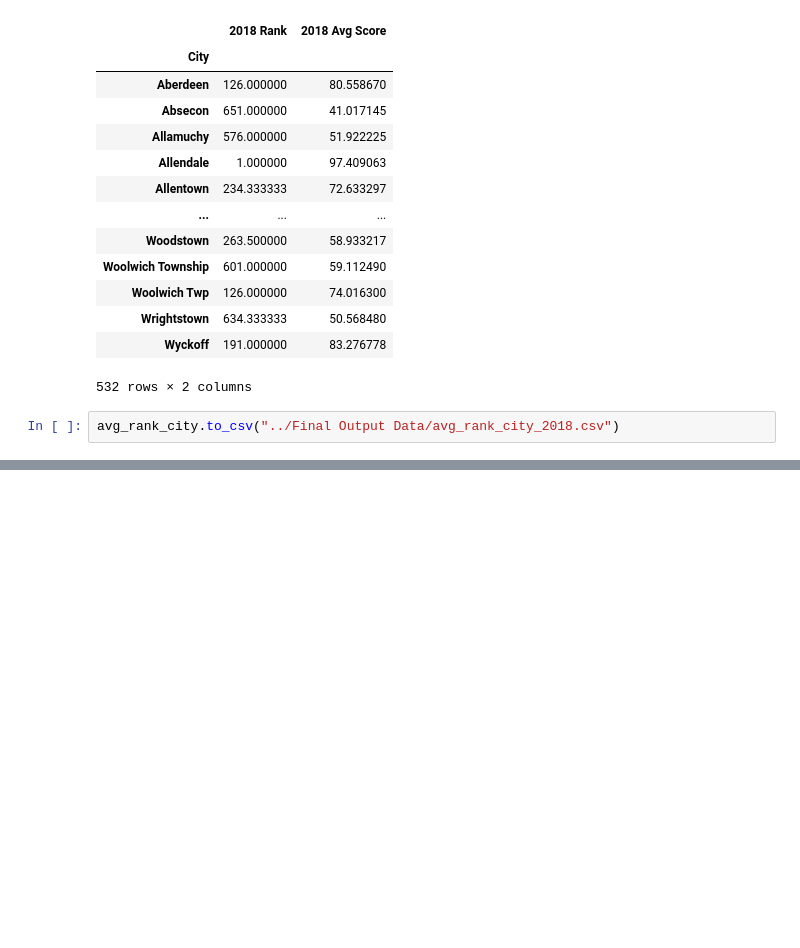
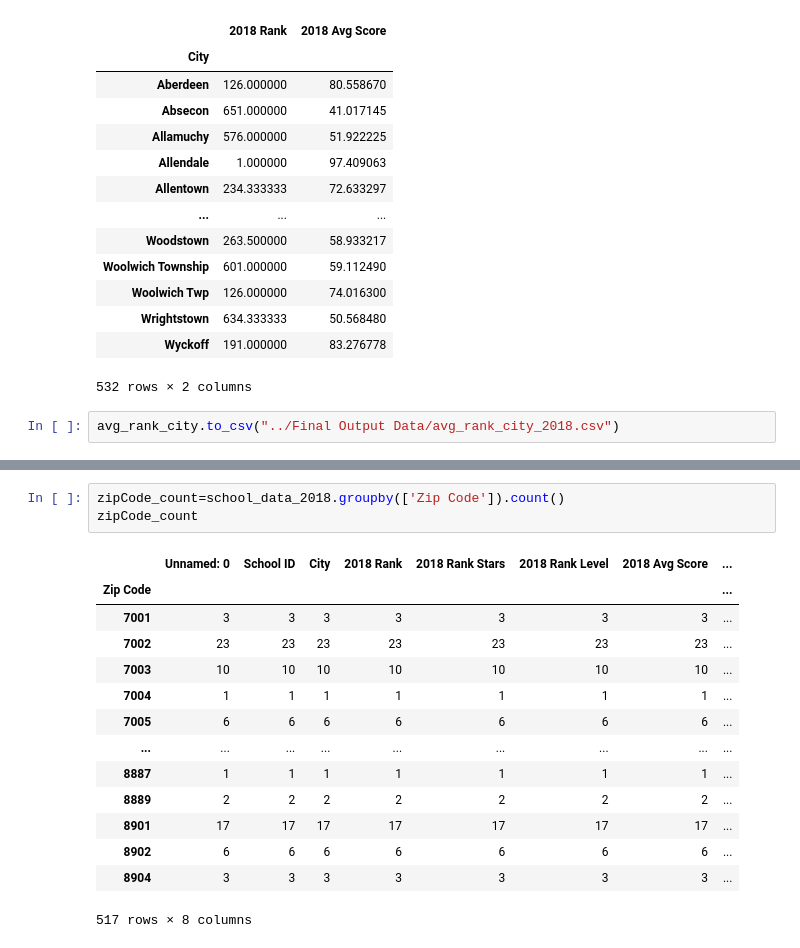
Before and after one commit to RUB-Project-Team/NJ-Housing-2020, a Jupyter notebook: School Ranking/School_Rank_Analysis_2018.ipynb, the cells around one changed output, grey strips where cells are left out. Drawn from its saved outputs; the diff is of its cells as text; blank space fills up the shorter version.

```diff
--- a/School Ranking/School_Rank_Analysis_2018.ipynb
+++ b/School Ranking/School_Rank_Analysis_2018.ipynb
@@ -185,0 +237,18 @@ avg_rank_city.to_csv("../Final Output Data/avg_rank_city_2018.csv")
+# %%
+zipCode_count=school_data_2018.groupby(['Zip Code']).count()
+zipCode_count
+# %% [output]
+|  | Unnamed: 0 | School ID | City | 2018 Rank | 2018 Rank Stars | 2018 Rank Level | 2018 Avg Score | ... |
+| Zip Code |  |  |  |  |  |  |  | ... |
+| 7001 | 3 | 3 | 3 | 3 | 3 | 3 | 3 | ... |
+| 7002 | 23 | 23 | 23 | 23 | 23 | 23 | 23 | ... |
+| 7003 | 10 | 10 | 10 | 10 | 10 | 10 | 10 | ... |
+| 7004 | 1 | 1 | 1 | 1 | 1 | 1 | 1 | ... |
+| 7005 | 6 | 6 | 6 | 6 | 6 | 6 | 6 | ... |
+| ... | ... | ... | ... | ... | ... | ... | ... | ... |
+| 8887 | 1 | 1 | 1 | 1 | 1 | 1 | 1 | ... |
+| 8889 | 2 | 2 | 2 | 2 | 2 | 2 | 2 | ... |
+| 8901 | 17 | 17 | 17 | 17 | 17 | 17 | 17 | ... |
+| 8902 | 6 | 6 | 6 | 6 | 6 | 6 | 6 | ... |
+| 8904 | 3 | 3 | 3 | 3 | 3 | 3 | 3 | ... |
+517 rows × 8 columns
```
Also changed, not shown: parts of 11 cells of this notebook, 11 other files.
